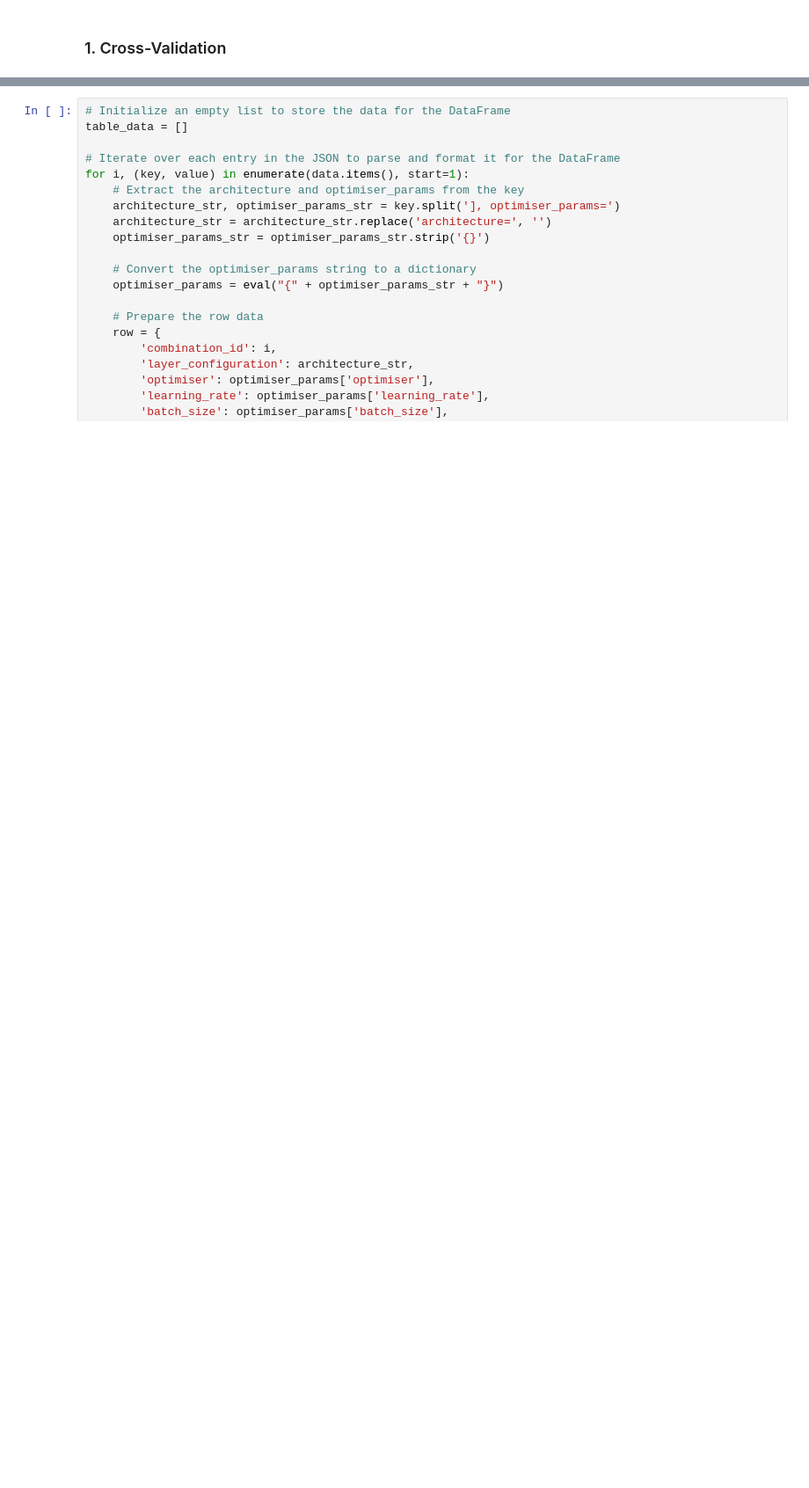
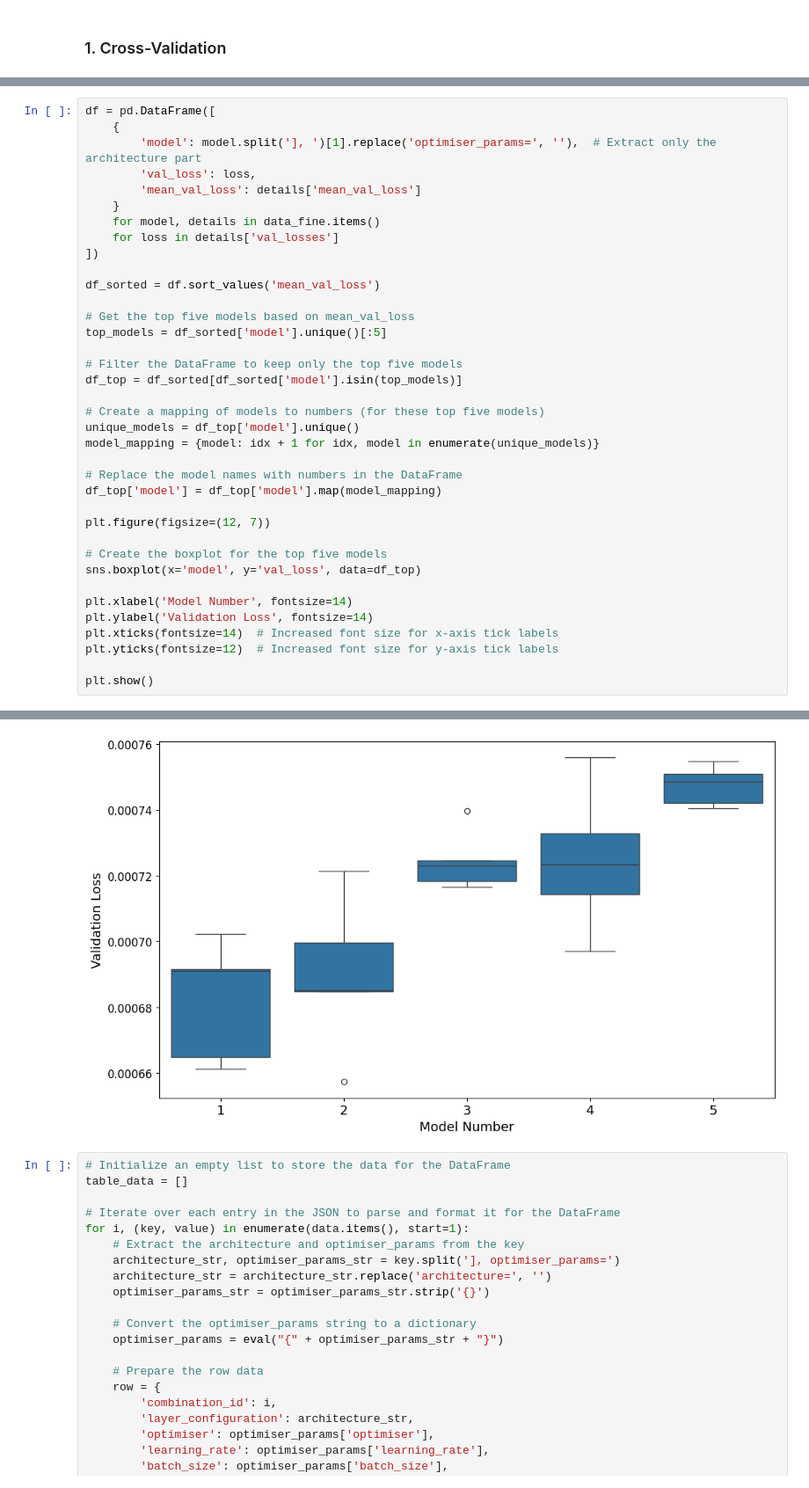
Before and after one commit to Gamified-Coaching-App/coaching_subjective_parameter_forecast, a Jupyter notebook: report/report.ipynb, the cells around one changed output, grey strips where cells are left out. Shown: that part at 88% size. Saved outputs shown, nothing was run; the diff lists cells and outputs as text; blank space fills up the shorter version.

```diff
--- a/report/report.ipynb
+++ b/report/report.ipynb
@@ -42,0 +66,38 @@ plt.show()
+# %%
+df = pd.DataFrame([
+    {
+        'model': model.split('], ')[1].replace('optimiser_params=', ''),  # Extract only the architecture part
+        'val_loss': loss,
+        'mean_val_loss': details['mean_val_loss']
+    }
+    for model, details in data_fine.items()
+    for loss in details['val_losses']
+])
+
+df_sorted = df.sort_values('mean_val_loss')
+
+# Get the top five models based on mean_val_loss
+top_models = df_sorted['model'].unique()[:5]
+
+# Filter the DataFrame to keep only the top five models
+df_top = df_sorted[df_sorted['model'].isin(top_models)]
+
+# Create a mapping of models to numbers (for these top five models)
+unique_models = df_top['model'].unique()
+model_mapping = {model: idx + 1 for idx, model in enumerate(unique_models)}
+
+# Replace the model names with numbers in the DataFrame
+df_top['model'] = df_top['model'].map(model_mapping)
+
+plt.figure(figsize=(12, 7))
+
+# Create the boxplot for the top five models
+sns.boxplot(x='model', y='val_loss', data=df_top)
+
+plt.xlabel('Model Number', fontsize=14)
+plt.ylabel('Validation Loss', fontsize=14)
+plt.xticks(fontsize=14)  # Increased font size for x-axis tick labels
+plt.yticks(fontsize=12)  # Increased font size for y-axis tick labels
+
+plt.show()
+# %% [output]
@@ -43,3 +109,4 @@ plt.show()
+[figure, added]
 # %%
 # Initialize an empty list to store the data for the DataFrame
 table_data = []
```
Also changed, not shown: parts of 9 cells of this notebook, 8 other files.
